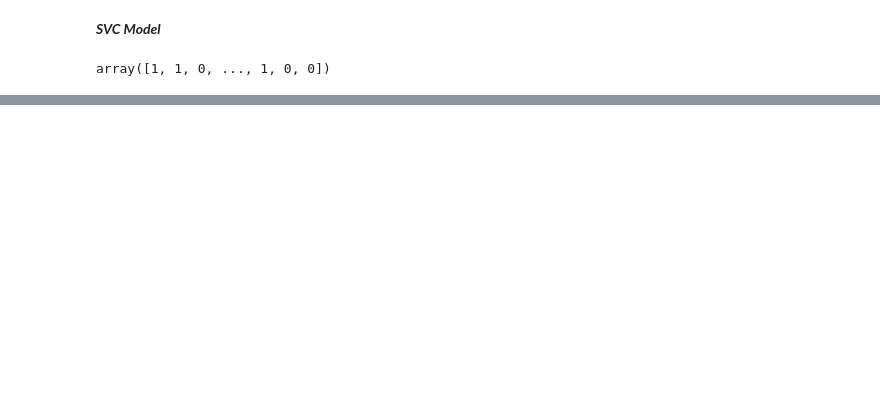
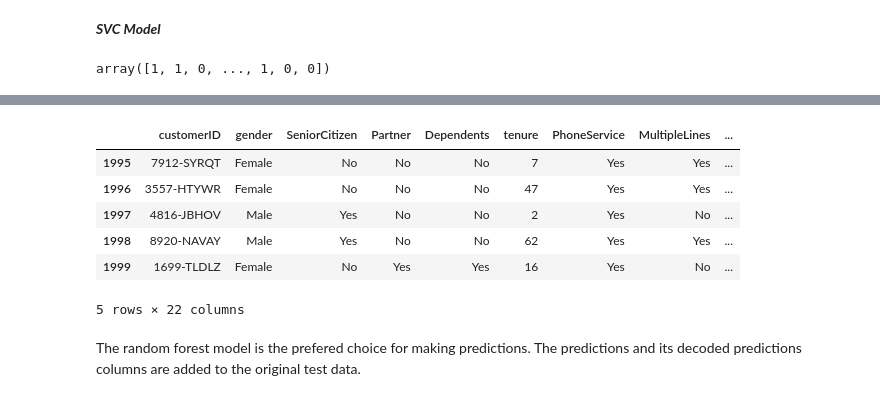
Before and after one commit to LewyseK/Telco-customer-churn-analysis, a Jupyter notebook: notebooks/classification.ipynb, the cells around one changed output, grey strips where cells are left out. Drawn from its saved outputs; the diff is of its cells as text; code cells hidden in the pictures; blank space fills up the shorter version.

```diff
--- a/notebooks/classification.ipynb
+++ b/notebooks/classification.ipynb
@@ -1374,0 +1403,12 @@ array([1, 1, 0, ..., 1, 0, 0])
+# %%
+test_data.tail()
+# %% [output]
+|  | customerID | gender | SeniorCitizen | Partner | Dependents | tenure | PhoneService | MultipleLines | ... |
+| 1995 | 7912-SYRQT | Female | No | No | No | 7 | Yes | Yes | ... |
+| 1996 | 3557-HTYWR | Female | No | No | No | 47 | Yes | Yes | ... |
+| 1997 | 4816-JBHOV | Male | Yes | No | No | 2 | Yes | No | ... |
+| 1998 | 8920-NAVAY | Male | Yes | No | No | 62 | Yes | Yes | ... |
+| 1999 | 1699-TLDLZ | Female | No | Yes | Yes | 16 | Yes | No | ... |
+5 rows × 22 columns
+# %% [markdown]
+The random forest model is the prefered choice for making predictions. The predictions and its decoded predictions columns are added to the original test data.
```
Also changed, not shown: parts of 5 cells of this notebook, 1 other file.
